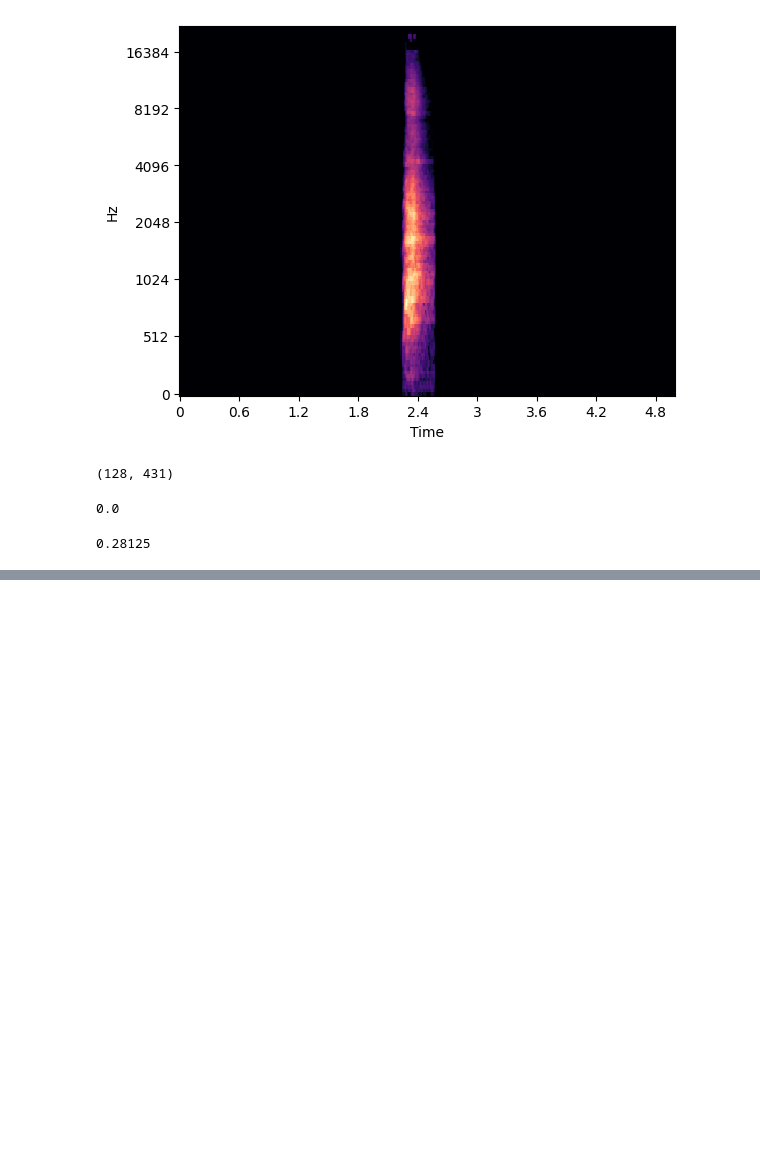
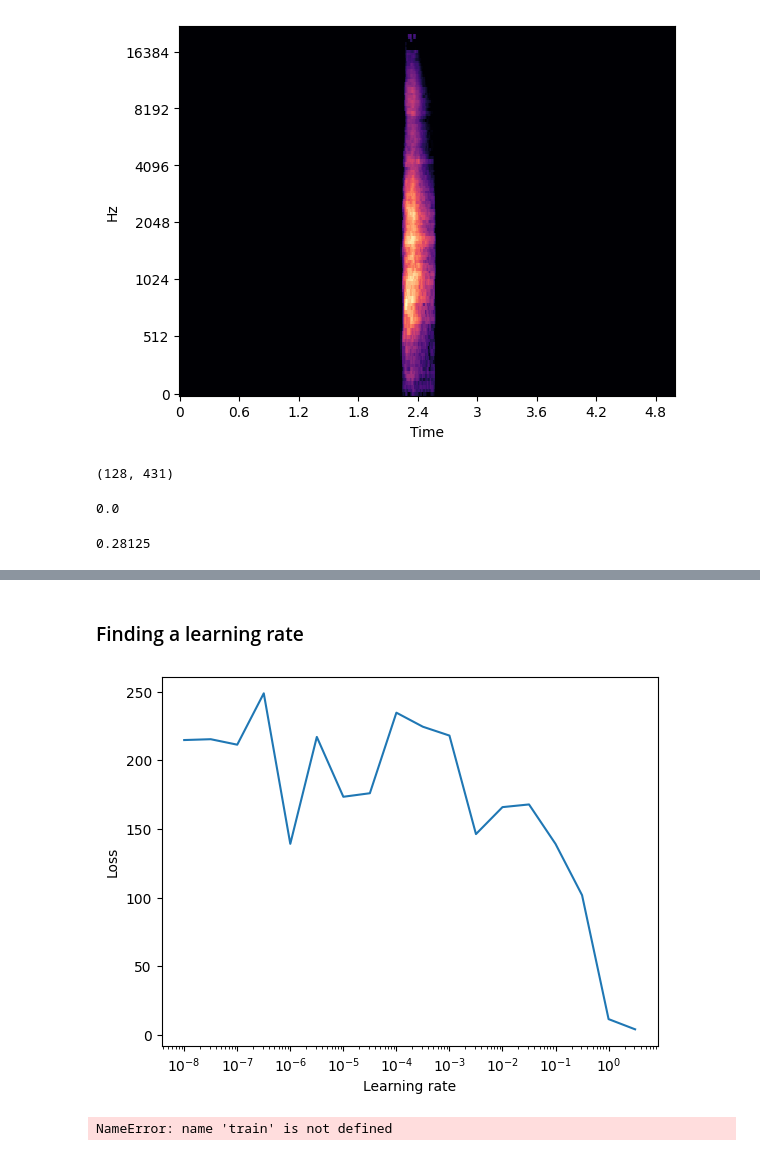
Before and after one commit to PHM1605/programming-pytorch-for-deep-learning-pointer, a Jupyter notebook: chapter6.ipynb, the cells around one changed output, grey strips where cells are left out. Cells and saved outputs as stored; diff of their text form; code cells hidden in the pictures; blank space fills up the shorter version.

```diff
--- a/chapter6.ipynb
+++ b/chapter6.ipynb
@@ -354,0 +439,10 @@ precompute_spectrograms("../ESC-50/test")
+# %%
+spec_resnet = models.resnet50(pretrained=True)
+for param in spec_resnet.parameters():
+    param.requires_grad = False
+spec_resnet.fc = nn.Sequential(
+    nn.Linear(spec_resnet.fc.in_features, 500),
+    nn.ReLU(),
+    nn.Dropout(),
+    nn.Linear(500,50))
+spec_resnet.to(device)
@@ -354,0 +467,19 @@ precompute_spectrograms("../ESC-50/test")
+# %%
+# Notice: ToTensor() outputs (4,H,W) Tensor
+esc50pre_train = PrecomputedESC50(
+    "../ESC-50/train/spectrograms",
+    transforms=torchvision.transforms.Compose([
+        torchvision.transforms.ToTensor(),
+        torchvision.transforms.Normalize(mean=[0.485,0.456,0.406], std=[0.229,0.224,0.225])
+    ]))
+esc50pre_valid = PrecomputedESC50(
+    "../ESC-50/valid/spectrograms",
+    transforms=torchvision.transforms.Compose([
+        torchvision.transforms.ToTensor(),
+        torchvision.transforms.Normalize(mean=[0.485,0.456,0.406], std=[0.229,0.224,0.225])
+    ]))
+bs = 64
+esc50_train_loader = torch.utils.data.DataLoader(esc50pre_train, bs, shuffle=True)
+esc50_valid_loader = torch.utils.data.DataLoader(esc50pre_valid, bs, shuffle=True)
+# %% [markdown]
+### Finding a learning rate
@@ -354,0 +531,20 @@ precompute_spectrograms("../ESC-50/test")
+# %%
+torch.save(spec_resnet.state_dict(), "spec_resnet.pth")
+loss_fn = nn.CrossEntropyLoss()
+lr = 1e-5
+optimizer = optim.Adam(spec_resnet.parameters(), lr=lr)
+lrs, losses = find_lr(spec_resnet, loss_fn, optimizer, esc50_train_loader, device=device)
+# %%
+plt.plot(lrs, losses)
+plt.xscale("log")
+plt.xlabel("Learning rate")
+plt.ylabel("Loss")
+plt.show()
+# %% [output]
+[figure, added]
+# %%
+# Freeze the feature-extractor, train ONLY the classifier for 5 epochs with big lr
+optimizer = optim.Adam(spec_resnet.parameters(), lr=1e-2)
+train(spec_resnet, optimizer, nn.CrossEntropyLoss(), esc50_train_loader, esc50_val_loader, epochs=5, device=device)
+# %% [output]
+NameError: name 'train' is not defined
```
Also changed, not shown: parts of 17 cells of this notebook.
